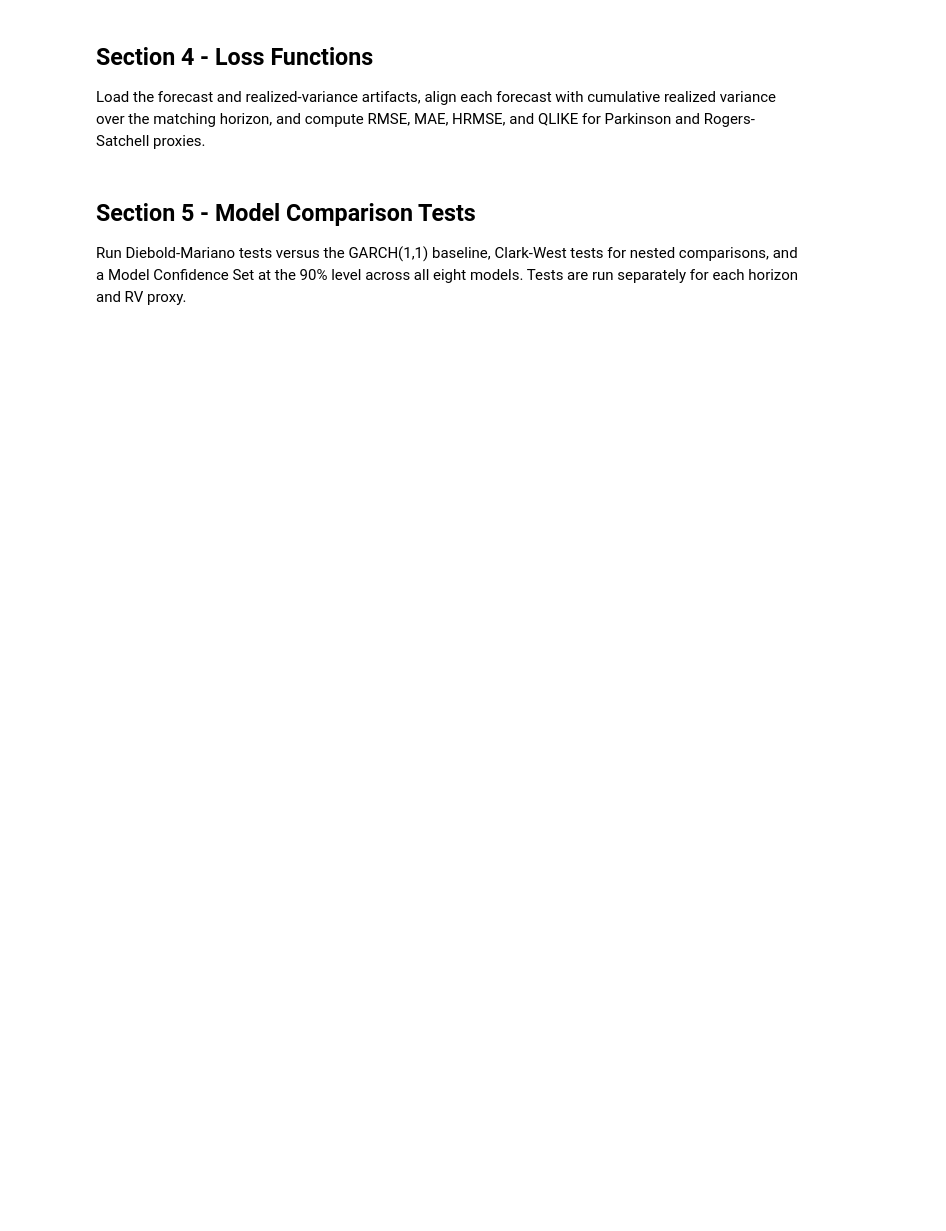
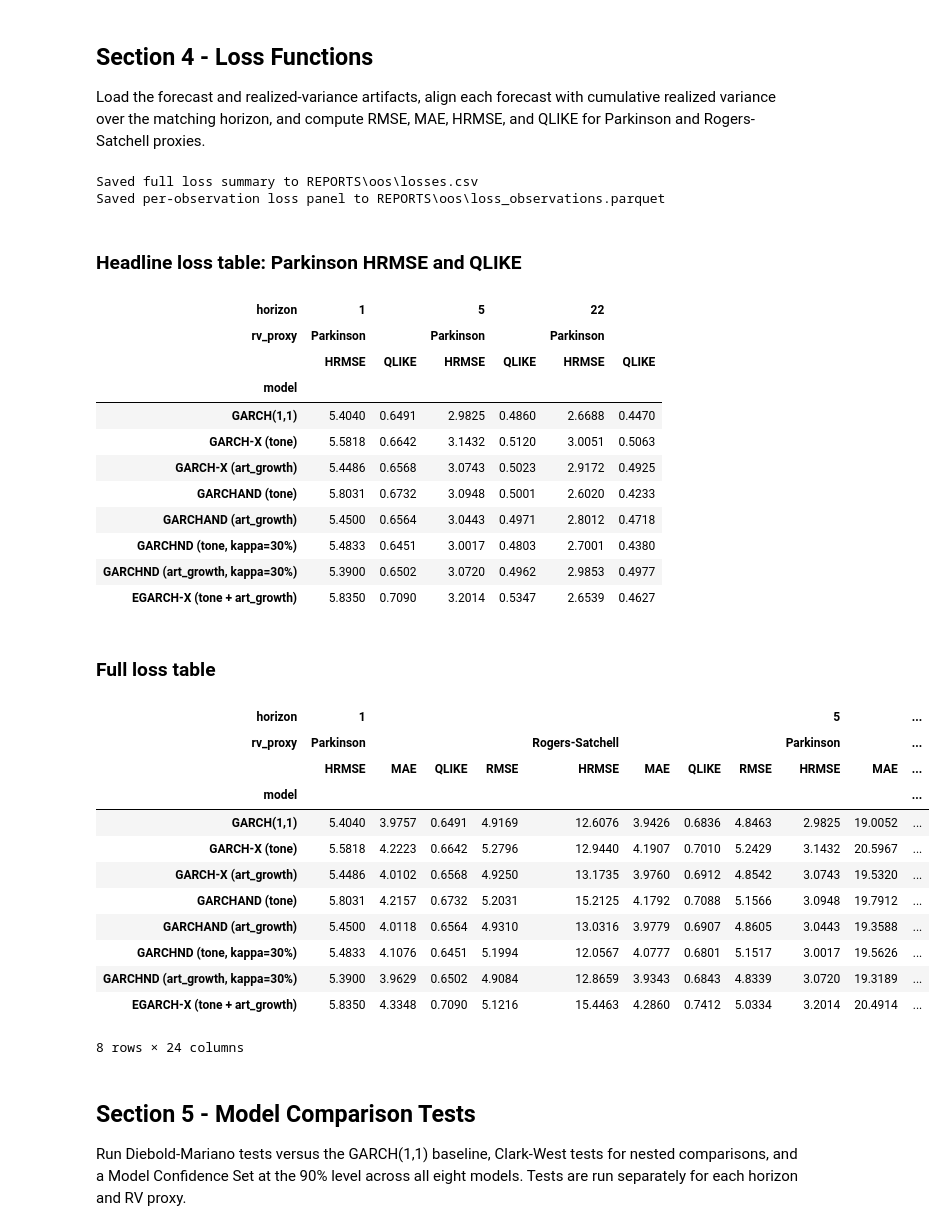
Before and after one commit to aleixcb/master_thesis_repo, a Jupyter notebook: 06-oos-evaluation.ipynb, the cells around one changed output. Drawn from its saved outputs; the diff is of its cells as text; code cells hidden in the pictures; blank space fills up the shorter version.

```diff
--- a/06-oos-evaluation.ipynb
+++ b/06-oos-evaluation.ipynb
@@ -800,35 +949,66 @@ for proxy_label, proxy_col in rv_proxy_map.items():
             clean = grp.dropna(subset=["SE", "AE", "HRMSE_component", "QLIKE_component"])
             summary_rows.append(
                 {
                     "model": model,
                     "horizon": horizon,
                     "rv_proxy": proxy_label,
                     "RMSE": float(np.sqrt(clean["SE"].mean())),
                     "MAE": float(clean["AE"].mean()),
                     "HRMSE": float(np.sqrt(clean["HRMSE_component"].mean())),
                     "QLIKE": float(clean["QLIKE_component"].mean()),
                     "n": int(len(clean)),
                 }
             )
 
 loss_obs = pd.concat(loss_rows, ignore_index=True)
 loss_obs.to_parquet(LOSS_OBS_PATH, index=False)
 
 loss_long = pd.DataFrame(summary_rows)
 loss_summary = loss_long.pivot(index="model", columns=["horizon", "rv_proxy"], values=["RMSE", "MAE", "HRMSE", "QLIKE"])
 loss_summary = loss_summary.reorder_levels([1, 2, 0], axis=1).sort_index(axis=1)
 loss_summary = loss_summary.reindex(MODEL_ORDER)
 loss_summary.to_csv(LOSSES_CSV_PATH)
 print(f"Saved full loss summary to {LOSSES_CSV_PATH}")
 print(f"Saved per-observation loss panel to {LOSS_OBS_PATH}")
 
 headline_cols = pd.MultiIndex.from_product([HORIZONS, ["Parkinson"], ["HRMSE", "QLIKE"]])
 headline = loss_summary.loc[:, loss_summary.columns.intersection(headline_cols)]
+
 display(Markdown("### Headline loss table: Parkinson HRMSE and QLIKE"))
-display(headline.style.format("{:.4f}").highlight_min(axis=0, color="#d7f0d2"))
+display(headline.round(4))
 
 display(Markdown("### Full loss table"))
-display(loss_summary.style.format("{:.4f}").highlight_min(axis=0, color="#d7f0d2"))
+display(loss_summary.round(4))
+# %% [output]
+Saved full loss summary to REPORTS\oos\losses.csv
+Saved per-observation loss panel to REPORTS\oos\loss_observations.parquet
+### Headline loss table: Parkinson HRMSE and QLIKE
+| horizon | 1 |  | 5 |  | 22 |  |
+| rv_proxy | Parkinson |  | Parkinson |  | Parkinson |  |
+|  | HRMSE | QLIKE | HRMSE | QLIKE | HRMSE | QLIKE |
+| model |  |  |  |  |  |  |
+| GARCH(1,1) | 5.4040 | 0.6491 | 2.9825 | 0.4860 | 2.6688 | 0.4470 |
+| GARCH-X (tone) | 5.5818 | 0.6642 | 3.1432 | 0.5120 | 3.0051 | 0.5063 |
+| GARCH-X (art_growth) | 5.4486 | 0.6568 | 3.0743 | 0.5023 | 2.9172 | 0.4925 |
+| GARCHAND (tone) | 5.8031 | 0.6732 | 3.0948 | 0.5001 | 2.6020 | 0.4233 |
+| GARCHAND (art_growth) | 5.4500 | 0.6564 | 3.0443 | 0.4971 | 2.8012 | 0.4718 |
+| GARCHND (tone, kappa=30%) | 5.4833 | 0.6451 | 3.0017 | 0.4803 | 2.7001 | 0.4380 |
+| GARCHND (art_growth, kappa=30%) | 5.3900 | 0.6502 | 3.0720 | 0.4962 | 2.9853 | 0.4977 |
+| EGARCH-X (tone + art_growth) | 5.8350 | 0.7090 | 3.2014 | 0.5347 | 2.6539 | 0.4627 |
+### Full loss table
+| horizon | 1 |  |  |  |  |  |  |  | 5 |  | ... |
+| rv_proxy | Parkinson |  |  |  | Rogers-Satchell |  |  |  | Parkinson |  | ... |
+|  | HRMSE | MAE | QLIKE | RMSE | HRMSE | MAE | QLIKE | RMSE | HRMSE | MAE | ... |
+| model |  |  |  |  |  |  |  |  |  |  | ... |
+| GARCH(1,1) | 5.4040 | 3.9757 | 0.6491 | 4.9169 | 12.6076 | 3.9426 | 0.6836 | 4.8463 | 2.9825 | 19.0052 | ... |
+| GARCH-X (tone) | 5.5818 | 4.2223 | 0.6642 | 5.2796 | 12.9440 | 4.1907 | 0.7010 | 5.2429 | 3.1432 | 20.5967 | ... |
+| GARCH-X (art_growth) | 5.4486 | 4.0102 | 0.6568 | 4.9250 | 13.1735 | 3.9760 | 0.6912 | 4.8542 | 3.0743 | 19.5320 | ... |
+| GARCHAND (tone) | 5.8031 | 4.2157 | 0.6732 | 5.2031 | 15.2125 | 4.1792 | 0.7088 | 5.1566 | 3.0948 | 19.7912 | ... |
+| GARCHAND (art_growth) | 5.4500 | 4.0118 | 0.6564 | 4.9310 | 13.0316 | 3.9779 | 0.6907 | 4.8605 | 3.0443 | 19.3588 | ... |
+| GARCHND (tone, kappa=30%) | 5.4833 | 4.1076 | 0.6451 | 5.1994 | 12.0567 | 4.0777 | 0.6801 | 5.1517 | 3.0017 | 19.5626 | ... |
+| GARCHND (art_growth, kappa=30%) | 5.3900 | 3.9629 | 0.6502 | 4.9084 | 12.8659 | 3.9343 | 0.6843 | 4.8339 | 3.0720 | 19.3189 | ... |
+| EGARCH-X (tone + art_growth) | 5.8350 | 4.3348 | 0.7090 | 5.1216 | 15.4463 | 4.2860 | 0.7412 | 5.0334 | 3.2014 | 20.4914 | ... |
+8 rows × 24 columns
 # %% [markdown]
 ## Section 5 - Model Comparison Tests
 
```
Also changed, not shown: parts of 8 cells of this notebook, 6 other files.
